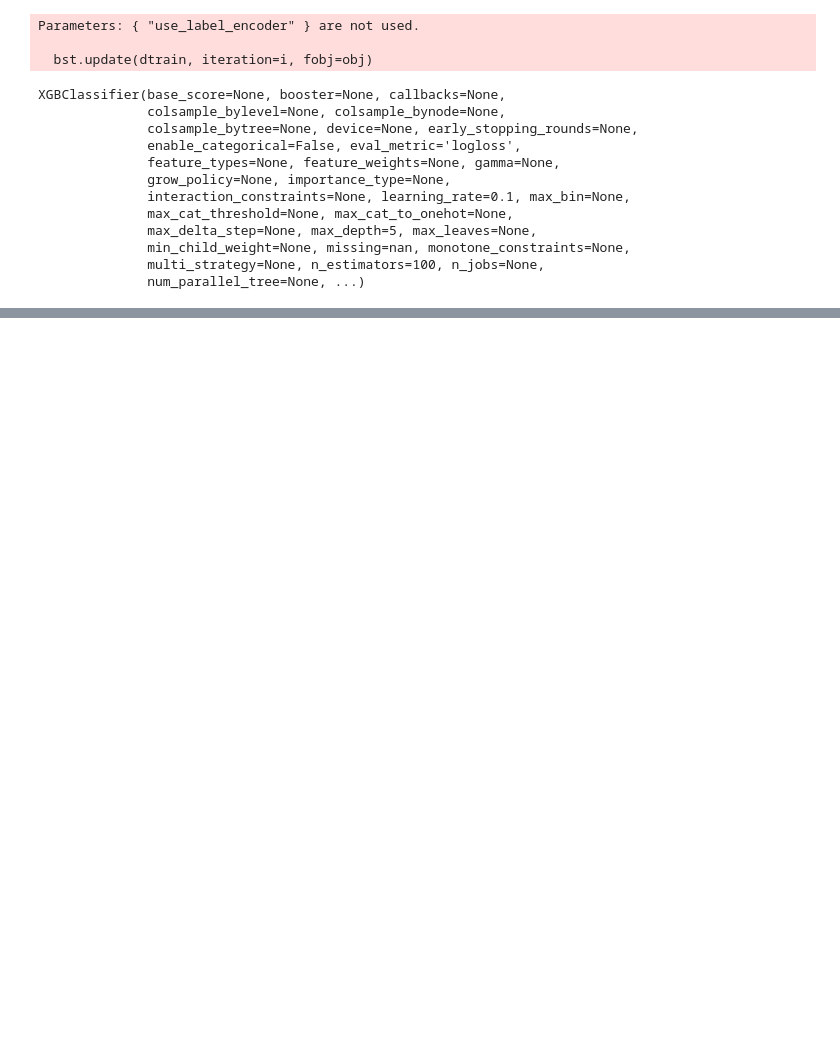
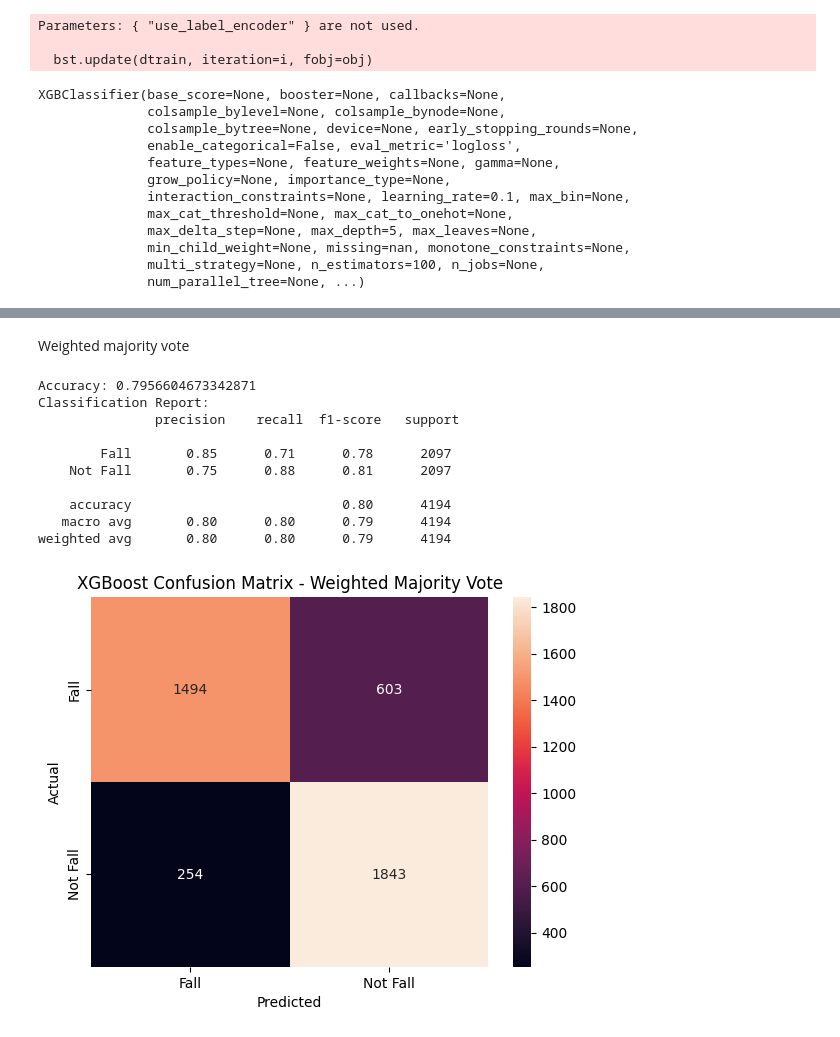
Before and after one commit to ErfanJoodi/Data-Fusion-methods-on-Sis-Fall-dataset, a Jupyter notebook: SisFall-Bagging.ipynb, the cells around one changed output, grey strips where cells are left out. Saved outputs shown, nothing was run; the diff lists cells and outputs as text; code cells hidden in the pictures; blank space fills up the shorter version.

```diff
--- a/SisFall-Bagging.ipynb
+++ b/SisFall-Bagging.ipynb
@@ -131,0 +290,25 @@ weighted avg       0.68      0.68      0.68      4194
+# %% [markdown]
+Weighted majority vote
+# %%
+print("Accuracy:", accuracy_score(y_test, y_pred_ensemble_weighted))
+print("Classification Report:\n", classification_report(y_test, y_pred_ensemble_weighted, target_names= label_encoder.classes_))
+
+# Confusion Matrix
+cm= confusion_matrix(y_test, y_pred_ensemble_weighted)
+sns.heatmap(cm, annot= True, fmt= 'd', xticklabels= label_encoder.classes_, yticklabels= label_encoder.classes_)
+plt.title("XGBoost Confusion Matrix - Weighted Majority Vote")
+plt.xlabel("Predicted")
+plt.ylabel("Actual")
+plt.show()
+# %% [output]
+Accuracy: 0.7956604673342871
+Classification Report:
+               precision    recall  f1-score   support
+
+        Fall       0.85      0.71      0.78      2097
+    Not Fall       0.75      0.88      0.81      2097
+
+    accuracy                           0.80      4194
+   macro avg       0.80      0.80      0.79      4194
+weighted avg       0.80      0.80      0.79      4194
+[figure, added]
```
Also changed, not shown: parts of 19 cells of this notebook.
